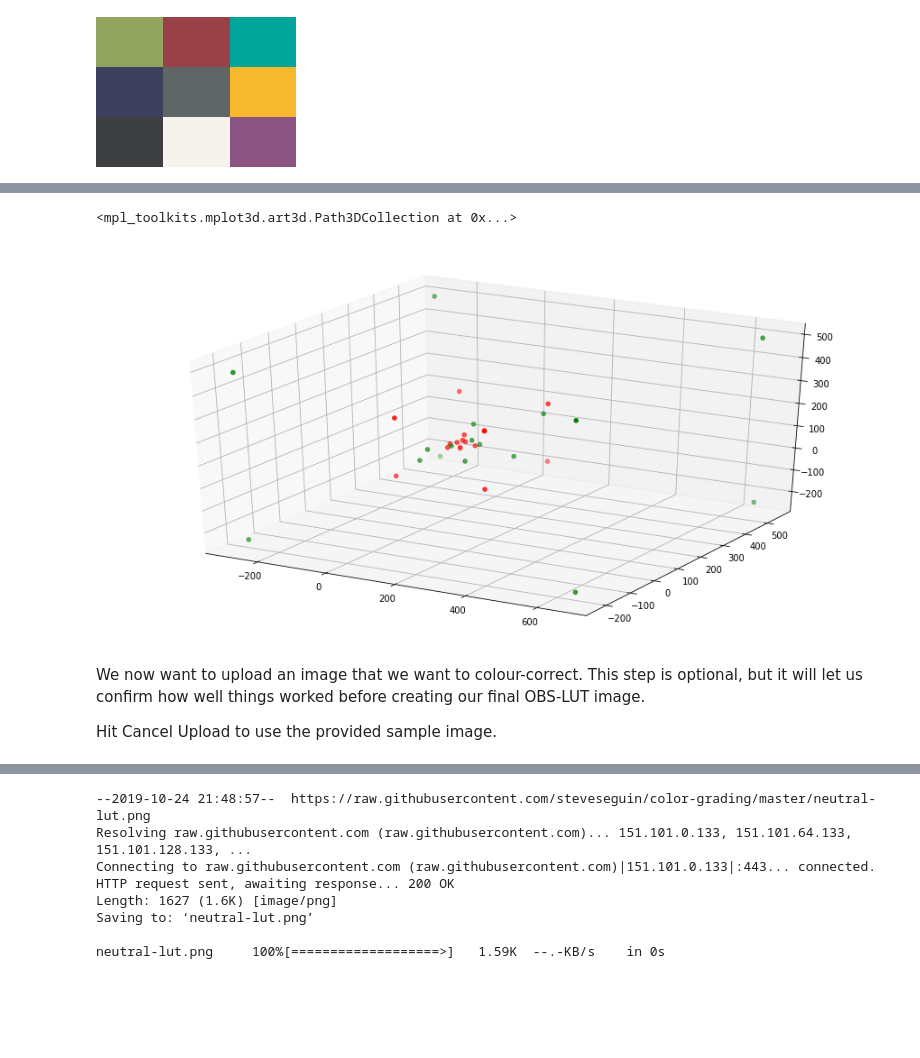
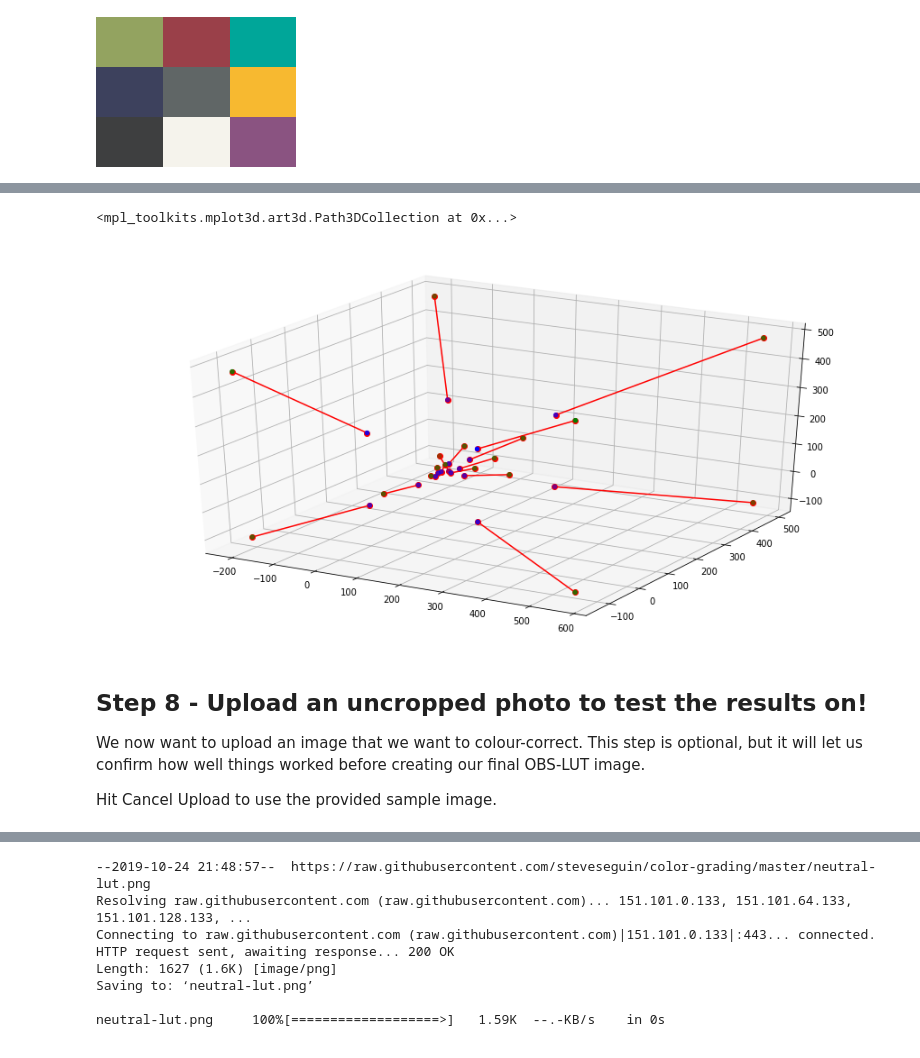
Before and after one commit to steveseguin/color-grading, a Jupyter notebook: colab.ipynb, the cells around one changed output, grey strips where cells are left out. Saved outputs shown, nothing was run; the diff lists cells and outputs as text; code cells hidden in the pictures; blank space fills up the shorter version.

```diff
--- a/colab.ipynb
+++ b/colab.ipynb
@@ -129,25 +122,32 @@ The Basic Logic that we are doing is the following:
 # %%
-# This is desirable if you are only using Black, White, and Grey -- or just a few colours.
-# RGB channels are treated independently, using linear regression fitting
+# Code: RGB channels are treated independently, using linear regression fitting
+
+degreesA = 1  # <<====  Number of Polynomial degrees.  1 Recommended. 2 Max.
 
 poly={}
-colors = ["R","G","B"]
+colors = ["Red","Green","Blue"]
 xp = np.linspace(0, 255, 255)
 for rgb in range(3):
   www = np.ravel(wrong)[rgb::3]
   rrr = np.ravel(right)[rgb::3]
-  pp = 1  ## you can play with the number of polynominals, but more can lead to overfitting. The most you want to try is probably 2
-  poly[rgb] = np.polyfit(www, rrr, pp)
+
+  poly[rgb] = np.polyfit(www, rrr, degreesA)
   p = np.poly1d(poly[rgb])
+
   delta = rrr - p(www)
   power = np.power(delta,2)
   mean = np.mean(power)
   final = np.sqrt(mean)
+  if (degreesA==1):
+    print(colors[rgb],"Channel: Increased Contrast by",int(poly[rgb][0]*100)/100,"times, then added",int(poly[rgb][1]),"Brightness.")
+  elif (degreesA==2):
+     print(colors[rgb],"Channel: Increased Gamma by",poly[rgb][0],", then changed Contrast by",int(poly[rgb][1]*100)/100,"times, and then added",int(poly[rgb][2]),"Brightness.")
+  print(colors[rgb],"error:",final)
   plt.subplot(3,1,rgb+1)
   _ = plt.plot(www, rrr, '.', xp, xp, '-', xp, p(xp), '--')
   plt.ylim(0,255)
   plt.show()
-  print(colors[rgb],"error:",final)
   if (final>30):
      print("\t ^ High number implies result is not that optimized")
+  print()
 # %% [output]
@@ -161,28 +181,26 @@ B error: 9.440160572516575
 # %%
-# The previous code block was a set of 1-D regressive linear functions
-# This code block tho is a set of 3-D regressive linear functions.
-# Kinda like: R = R0*G0*B0*a, G = R0*G0*B0*b, B = R0*G0*B0*c
-# More unstable, but may work better with complex color-modified sources
-# THIS IS ALSO A LOT SLOWER.
+degreesB=2  ## 2 or 3 only. 3 can lead to overfitting. 2 recommend for most users.
+
+## Create more data points using previous step's function; this will help prevent overfitting with our next step.
 
 grid = np.linspace(0,255, 2)
 rainbow = np.zeros((len(grid)*len(grid)*len(grid),3))
-ccc = 0
+counter = 0
 for r in grid:
   for g in grid:
     for b in grid:
-      rainbow[ccc,0]=r
-      rainbow[ccc,1]=g
-      rainbow[ccc,2]=b
-      ccc+=1
+      rainbow[counter,0]=r
+      rainbow[counter,1]=g
+      rainbow[counter,2]=b
+      counter+=1
 
 wrong0 = np.vstack((wrong,rainbow))
 
 for rgb in range(3):
   p = np.poly1d(poly[rgb])
-  print("PRE range:",np.min(rainbow[:,rgb]),"-",np.max(rainbow[:,rgb]))
+  print(colors[rgb],"Pre-Process range:",int(np.min(rainbow[:,rgb])),"-",int(np.max(rainbow[:,rgb])))
   rainbow[:,rgb] = p(rainbow[:,rgb])
-  print("POST range:",np.min(rainbow[:,rgb]),"-",np.max(rainbow[:,rgb]))
+  print(colors[rgb],"Post-Process range:",int(np.min(rainbow[:,rgb])),"-",int(np.max(rainbow[:,rgb])))
   print()
 
 
@@ -197,29 +215,34 @@ g0 = np.ravel(right0)[1::3].astype(np.float32, copy=False)
 b0 = np.ravel(right0)[2::3].astype(np.float32, copy=False)
 
 rgb = np.array([r1,g1,b1])
+coes = {}
 
-coes = {}
+## FIT THE DATA TO OUR MULTIVARIATE FUNCTIONS
 def polyfit3d(rgb,pp,x0):
     degrees = [(i, j, k) for i in range(pp) for j in range(pp) for k in range(pp)]  # list of monomials x**i * y**j to use
     matrix = np.stack([np.prod(rgb.T**d, axis=1) for d in degrees], axis=-1)   # stack monomials like columns
     coeff = np.linalg.lstsq(matrix, x0)[0]    # lstsq returns some additional info we ignore
-    print("Coefficients", coeff)    # in the same order as the monomials listed in "degrees"
+    #print("Coefficients", coeff)    # in the same order as the monomials listed in "degrees"
     fit = np.dot(matrix, coeff)
-    #print(np.sqrt(np.mean((x0-fit)**2)))
+    #print(np.sqrt(np.mean((x0-fit)**2)))  ## error
     return coeff
 
+## PREDICT / SOLVE the function for our input data (getting our target data)
 def poly3d(rgb,coeff,pp):
     degrees = [(i, j, k) for i in range(pp) for j in range(pp) for k in range(pp)]  # list of monomials x**i * y**j to use
     matrix = np.stack([np.prod(rgb.T**d, axis=1) for d in degrees], axis=-1)   # stack monomials like columns
     fit = np.dot(matrix, coeff)
     return fit
 
-ppp=2
-coes[0] = polyfit3d(rgb,ppp,r0)
-coes[1] = polyfit3d(rgb,ppp,g0)
-coes[2] = polyfit3d(rgb,ppp,b0)
+## Generate and Save the functions; one function for each color type
+coes[0] = polyfit3d(rgb,degreesB,r0)
+coes[1] = polyfit3d(rgb,degreesB,g0)
+coes[2] = polyfit3d(rgb,degreesB,b0)
 
-rgb0 = np.array([poly3d(rgb,coes[0],ppp),poly3d(rgb,coes[1],ppp), poly3d(rgb,coes[2],ppp)])
+
+## PLOT DATA POINTS FOR ANALYSIS
+
+rgb0 = np.array([poly3d(rgb,coes[0],degreesB),poly3d(rgb,coes[1],degreesB), poly3d(rgb,coes[2],degreesB)])
 
 from mpl_toolkits.mplot3d import axes3d
 import scipy as sp
@@ -228,6 +251,11 @@ import scipy.interpolate
 fig = plt.figure(figsize=(12,6))
 ax = axes3d.Axes3D(fig)
 
+for i in range(len(rgb[0])):
+    ax.plot(  [rgb[0,i],rgb0[0,i]],  [rgb[1,i],rgb0[1,i]],  [rgb[2,i],rgb0[2,i]],  'ro-')
+
 ax.scatter3D(rgb0[0],rgb0[1],rgb0[2], c='g')
-ax.scatter3D(rgb[0],rgb[1],rgb[2], c='r')
+ax.scatter3D(rgb[0],rgb[1],rgb[2], c='b')
+
+# The graph reflects the transformation of each RGB colour value
 # %% [output]
@@ -249,6 +270,7 @@ Coefficients [-2.39114432e+02  2.86134233e+00 -1.29155076e-03  1.25518234e-05
 <mpl_toolkits.mplot3d.art3d.Path3DCollection at 0x...>
-[figure, old version]
+[figure, new version]
 # %% [markdown]
+## Step 8 - Upload an uncropped photo to test the results on!
 We now want to upload an image that we want to colour-correct. This step is optional, but it will let us confirm how well things worked before creating our final OBS-LUT image.
 
 Hit Cancel Upload to use the provided sample image.
```
Also changed, not shown: parts of 22 cells of this notebook.
